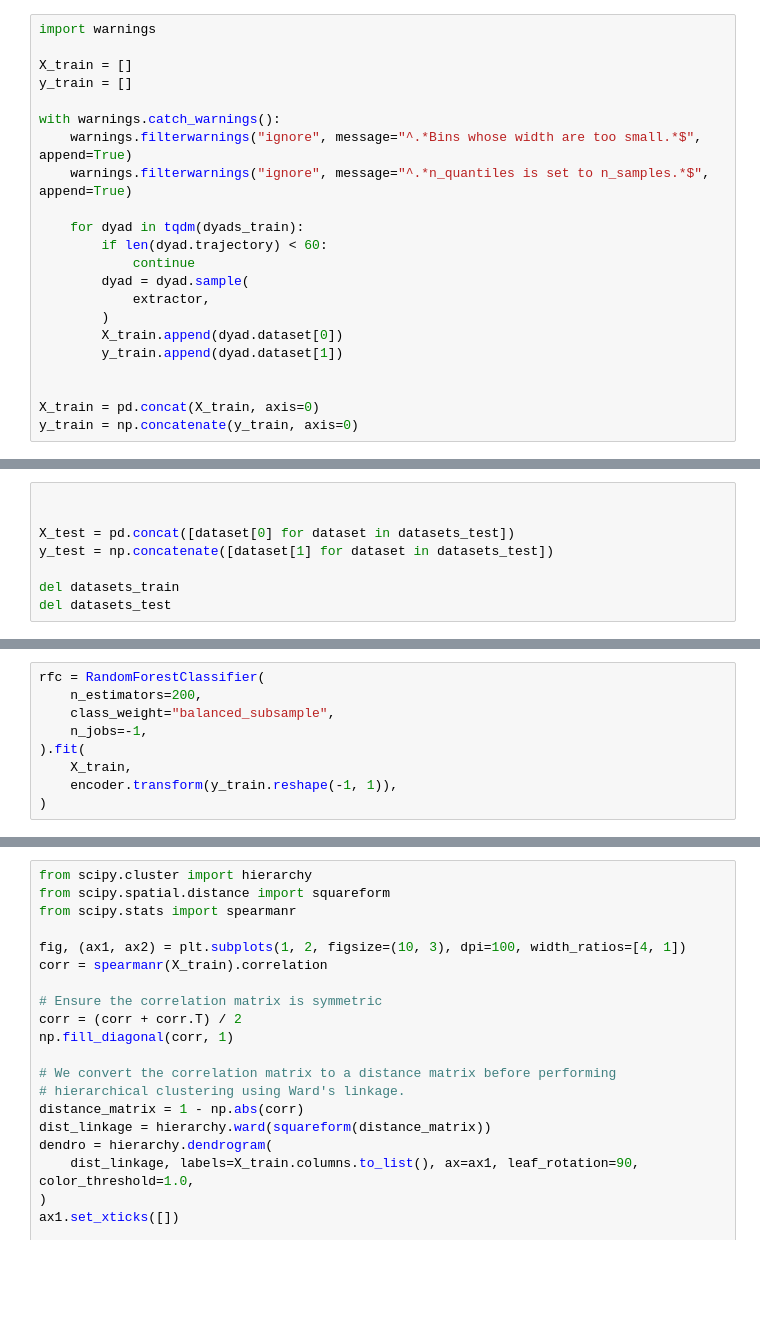
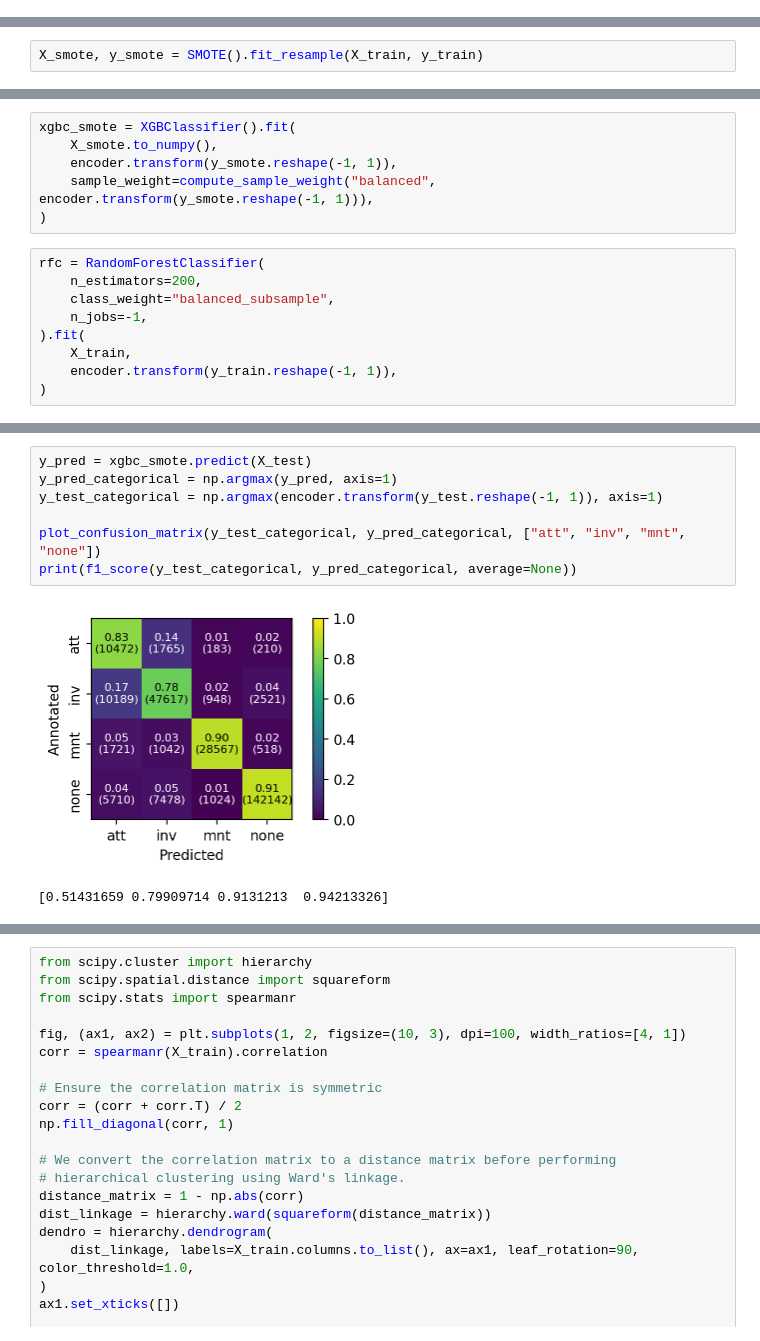
Before and after one commit to pnuehrenberg/vassi, a Jupyter notebook: examples/features.ipynb, the cells around one changed output, grey strips where cells are left out. Drawn from its saved outputs; the diff is of its cells as text; blank space fills up the shorter version.

Commit message:
refactor/implement dataset api

```diff
--- a/examples/features.ipynb
+++ b/examples/features.ipynb
@@ -184,23 +215 @@ for dyad in dyads_test:
-# %%
-import warnings
-
-X_train = []
-y_train = []
-
-with warnings.catch_warnings():
-    warnings.filterwarnings("ignore", message="^.*Bins whose width are too small.*$", append=True)
-    warnings.filterwarnings("ignore", message="^.*n_quantiles is set to n_samples.*$", append=True)
-
-    for dyad in tqdm(dyads_train):
-        if len(dyad.trajectory) < 60:
-            continue
-        dyad = dyad.sample(
-            extractor,
-        )
-        X_train.append(dyad.dataset[0])
-        y_train.append(dyad.dataset[1])
-
-
-X_train = pd.concat(X_train, axis=0)
-y_train = np.concatenate(y_train, axis=0)
 # %%
@@ -309,8 +269,0 @@ except NameError:
-# %%
-
-
-X_test = pd.concat([dataset[0] for dataset in datasets_test])
-y_test = np.concatenate([dataset[1] for dataset in datasets_test])
-
-del datasets_train
-del datasets_test
@@ -402,0 +336,2 @@ def plot_confusion_matrix(y_true, y_pred, category_labels):
+# %%
+X_smote, y_smote = SMOTE().fit_resample(X_train, y_train)
@@ -403,3 +344,9 @@ def plot_confusion_matrix(y_true, y_pred, category_labels):
+# %%
+xgbc_smote = XGBClassifier().fit(
+    X_smote.to_numpy(),
+    encoder.transform(y_smote.reshape(-1, 1)),
+    sample_weight=compute_sample_weight("balanced", encoder.transform(y_smote.reshape(-1, 1))),
+)
 # %%
 rfc = RandomForestClassifier(
     n_estimators=200,
@@ -411,0 +368,10 @@ rfc = RandomForestClassifier(
+# %%
+y_pred = xgbc_smote.predict(X_test)
+y_pred_categorical = np.argmax(y_pred, axis=1)
+y_test_categorical = np.argmax(encoder.transform(y_test.reshape(-1, 1)), axis=1)
+
+plot_confusion_matrix(y_test_categorical, y_pred_categorical, ["att", "inv", "mnt", "none"])
+print(f1_score(y_test_categorical, y_pred_categorical, average=None))
+# %% [output]
+[figure, added]
+[0.51431659 0.79909714 0.9131213  0.94213326]
```
Also changed, not shown: parts of 51 cells of this notebook, 21 other files.
